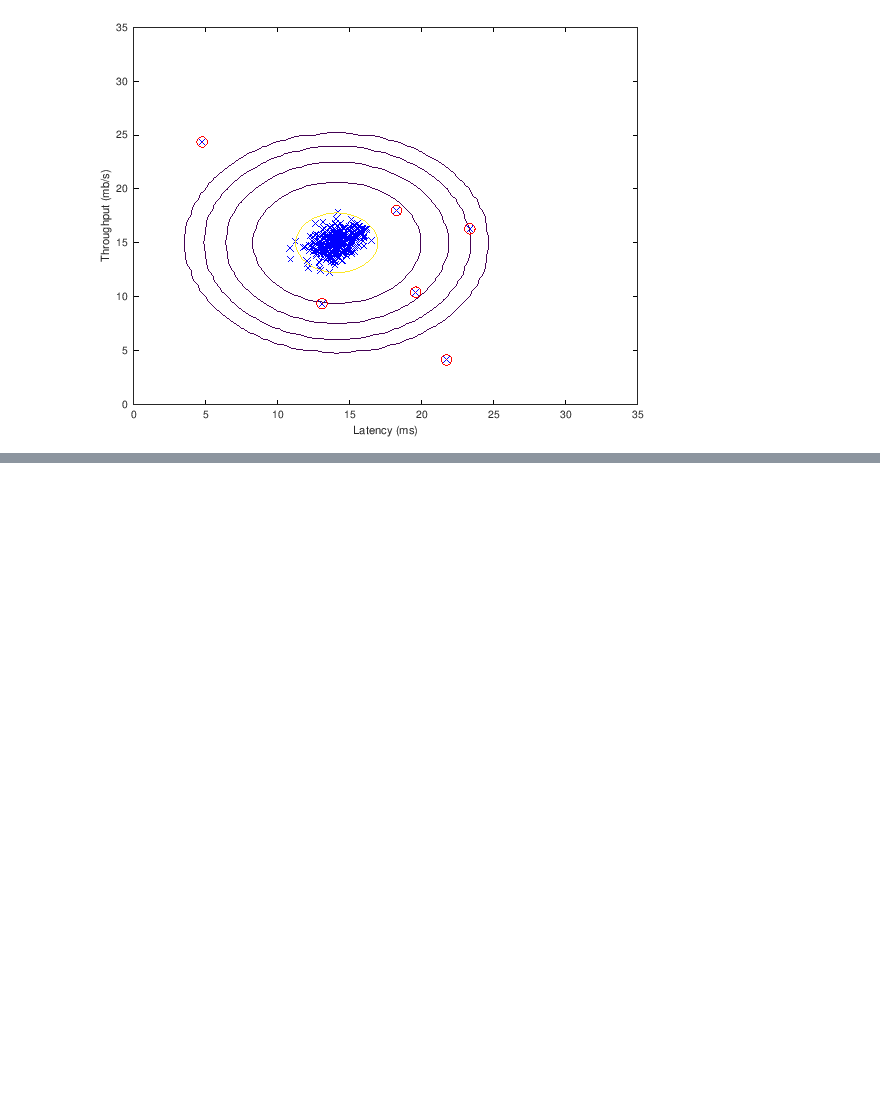
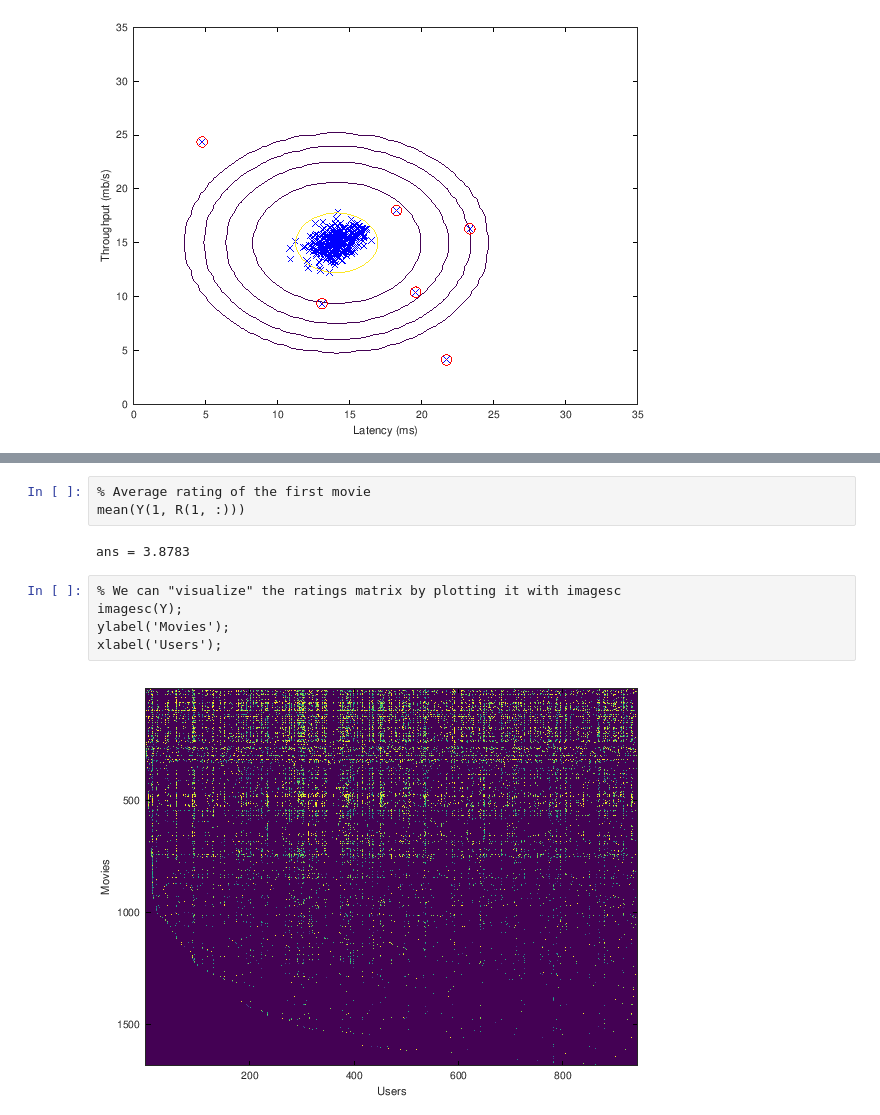
Before and after one commit to mxagar/machine_learning_coursera, a Jupyter notebook: exercises/ex1-ex8-octave/ex8/ML_Coursera_Ex_8_AnomalyDetection_RecommenderSystems.ipynb, the cells around one changed output, grey strips where cells are left out. Drawn from its saved outputs; the diff is of its cells as text; blank space fills up the shorter version.

```diff
--- a/exercises/ex1-ex8-octave/ex8/ML_Coursera_Ex_8_AnomalyDetection_RecommenderSystems.ipynb
+++ b/exercises/ex1-ex8-octave/ex8/ML_Coursera_Ex_8_AnomalyDetection_RecommenderSystems.ipynb
@@ -201,0 +245,12 @@ hold off;
+# %%
+% Average rating of the first movie
+mean(Y(1, R(1, :)))
+# %% [output]
+ans = 3.8783
+# %%
+% We can "visualize" the ratings matrix by plotting it with imagesc
+imagesc(Y);
+ylabel('Movies');
+xlabel('Users');
+# %% [output]
+[figure, added]
```
Also changed, not shown: parts of 35 cells of this notebook, 1 other file.
